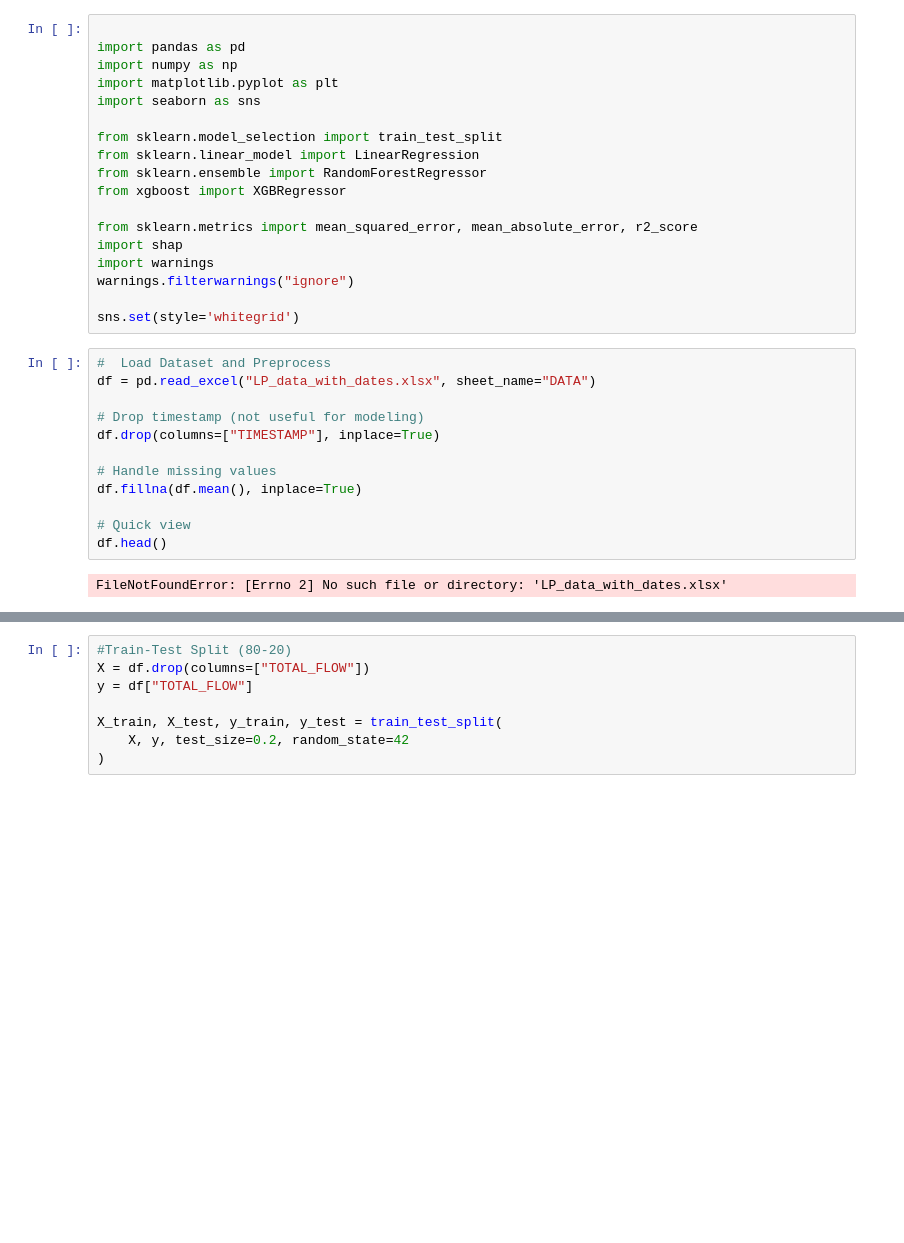
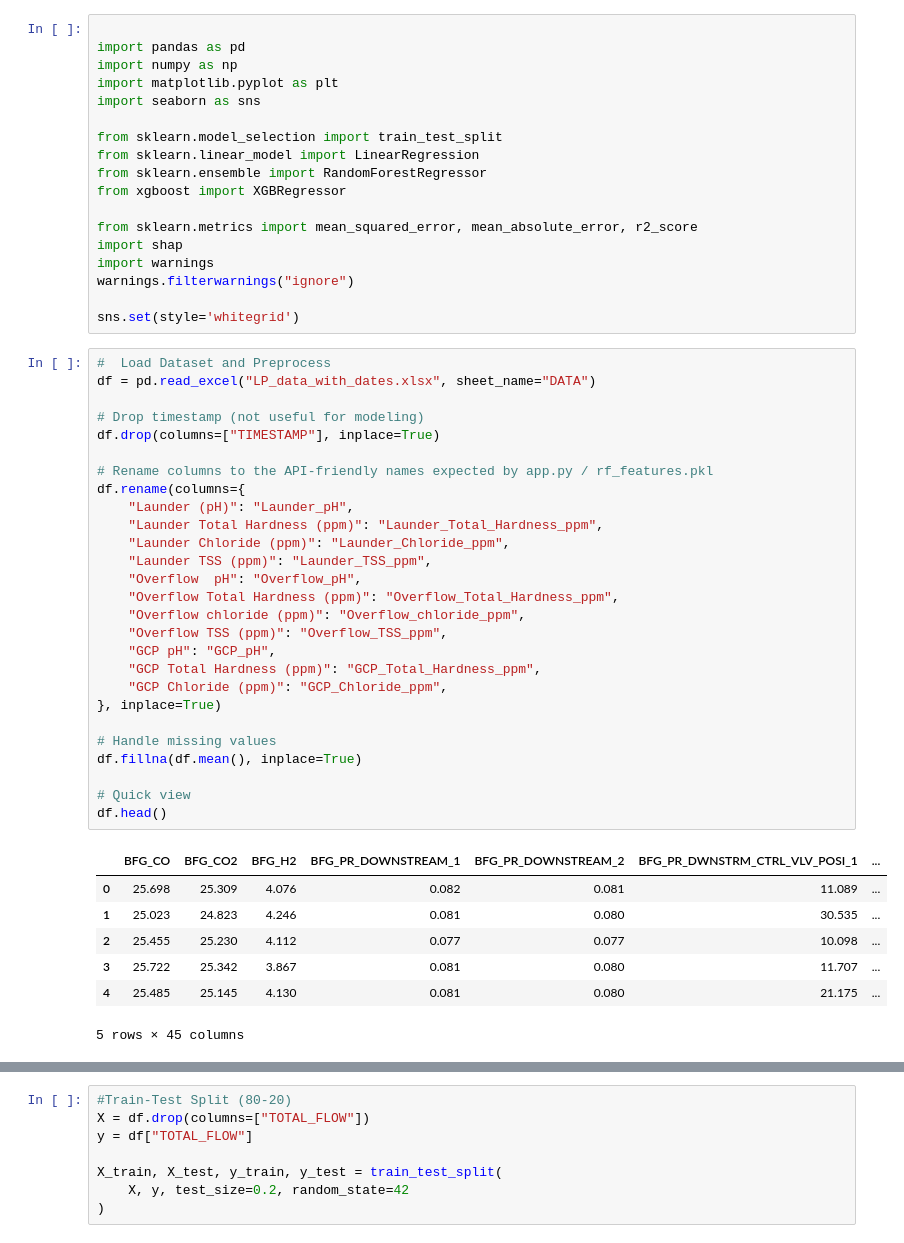
Before and after one commit to anantshrivastava26/ml-api-prediction, a Jupyter notebook: Total_flow.ipynb, the cells around one changed output, grey strips where cells are left out. Cells and saved outputs as stored; diff of their text form; blank space fills up the shorter version.

```diff
--- a/Total_flow.ipynb
+++ b/Total_flow.ipynb
@@ -43,17 +70,38 @@ sns.set(style='whitegrid')
 # %%
 #  Load Dataset and Preprocess
 df = pd.read_excel("LP_data_with_dates.xlsx", sheet_name="DATA")
 
 # Drop timestamp (not useful for modeling)
 df.drop(columns=["TIMESTAMP"], inplace=True)
 
+# Rename columns to the API-friendly names expected by app.py / rf_features.pkl
+df.rename(columns={
+    "Launder (pH)": "Launder_pH",
+    "Launder Total Hardness (ppm)": "Launder_Total_Hardness_ppm",
+    "Launder Chloride (ppm)": "Launder_Chloride_ppm",
+    "Launder TSS (ppm)": "Launder_TSS_ppm",
+    "Overflow  pH": "Overflow_pH",
+    "Overflow Total Hardness (ppm)": "Overflow_Total_Hardness_ppm",
+    "Overflow chloride (ppm)": "Overflow_chloride_ppm",
+    "Overflow TSS (ppm)": "Overflow_TSS_ppm",
+    "GCP pH": "GCP_pH",
+    "GCP Total Hardness (ppm)": "GCP_Total_Hardness_ppm",
+    "GCP Chloride (ppm)": "GCP_Chloride_ppm",
+}, inplace=True)
+
 # Handle missing values
 df.fillna(df.mean(), inplace=True)
 
 # Quick view
 df.head()
 # %% [output]
+|  | BFG_CO | BFG_CO2 | BFG_H2 | BFG_PR_DOWNSTREAM_1 | BFG_PR_DOWNSTREAM_2 | BFG_PR_DWNSTRM_CTRL_VLV_POSI_1 | ... |
+| 0 | 25.698 | 25.309 | 4.076 | 0.082 | 0.081 | 11.089 | ... |
+| 1 | 25.023 | 24.823 | 4.246 | 0.081 | 0.080 | 30.535 | ... |
+| 2 | 25.455 | 25.230 | 4.112 | 0.077 | 0.077 | 10.098 | ... |
+| 3 | 25.722 | 25.342 | 3.867 | 0.081 | 0.080 | 11.707 | ... |
+| 4 | 25.485 | 25.145 | 4.130 | 0.081 | 0.080 | 21.175 | ... |
-FileNotFoundError: [Errno 2] No such file or directory: 'LP_data_with_dates.xlsx'
+5 rows × 45 columns
 # %%
 #Plot TOTAL_FLOW distribution
 plt.figure(figsize=(10, 6))
```
Also changed, not shown: parts of 6 cells of this notebook, 5 other files.
